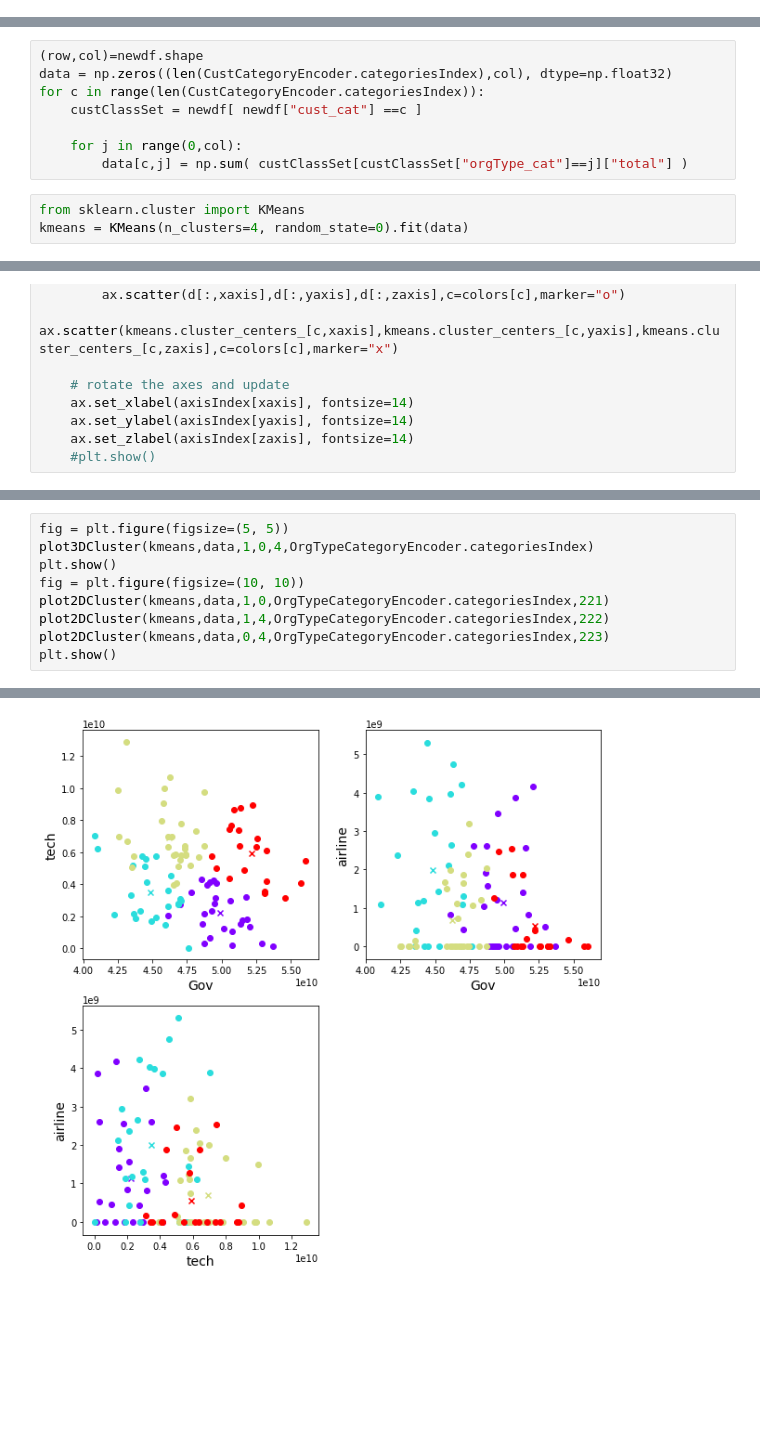
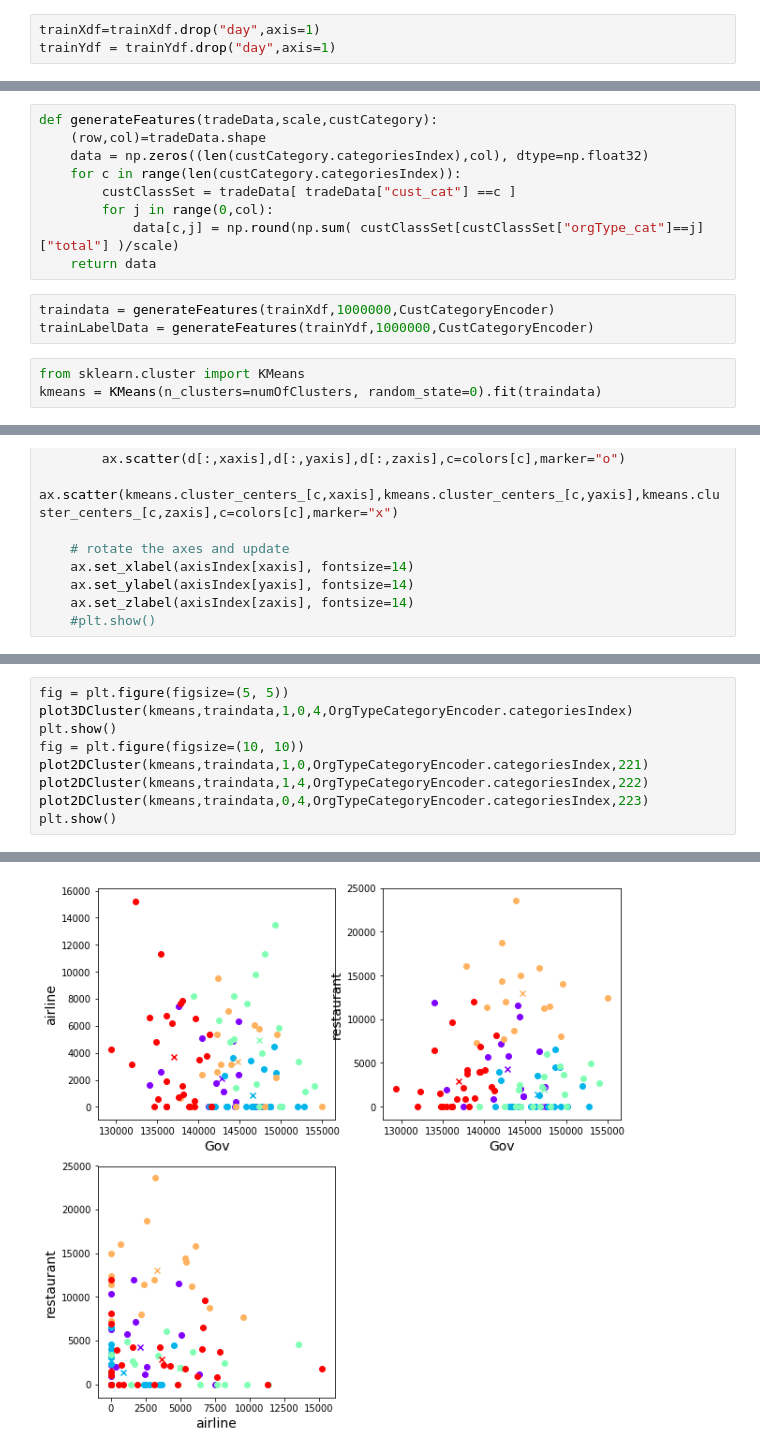
Before and after one commit to dexterchan/TradeSample, a Jupyter notebook: Scripts/AnalysisWorkbook2.ipynb, the cells around one changed output, grey strips where cells are left out. Drawn from its saved outputs; the diff is of its cells as text; blank space fills up the shorter version.

```diff
--- a/Scripts/AnalysisWorkbook2.ipynb
+++ b/Scripts/AnalysisWorkbook2.ipynb
@@ -55,0 +69,3 @@ newdf=newdf.drop("tradeId",axis=1)
+# %%
+trainXdf=trainXdf.drop("day",axis=1)
+trainYdf = trainYdf.drop("day",axis=1)
@@ -56,14 +89,18 @@ newdf=newdf.drop("tradeId",axis=1)
 # %%
-(row,col)=newdf.shape
-data = np.zeros((len(CustCategoryEncoder.categoriesIndex),col), dtype=np.float32)
-for c in range(len(CustCategoryEncoder.categoriesIndex)):
-    custClassSet = newdf[ newdf["cust_cat"] ==c ]
-
-    for j in range(0,col):
-        data[c,j] = np.sum( custClassSet[custClassSet["orgType_cat"]==j]["total"] )
+def generateFeatures(tradeData,scale,custCategory):
+    (row,col)=tradeData.shape
+    data = np.zeros((len(custCategory.categoriesIndex),col), dtype=np.float32)
+    for c in range(len(custCategory.categoriesIndex)):
+        custClassSet = tradeData[ tradeData["cust_cat"] ==c ]
+        for j in range(0,col):
+            data[c,j] = np.round(np.sum( custClassSet[custClassSet["orgType_cat"]==j]["total"] )/scale)
+    return data
+# %%
+traindata = generateFeatures(trainXdf,1000000,CustCategoryEncoder)
+trainLabelData = generateFeatures(trainYdf,1000000,CustCategoryEncoder)
 # %%
 from sklearn.cluster import KMeans
-kmeans = KMeans(n_clusters=4, random_state=0).fit(data)
+kmeans = KMeans(n_clusters=numOfClusters, random_state=0).fit(traindata)
 # %%
 ll=pd.DataFrame(kmeans.labels_)
 # %%
@@ -112,10 +162,10 @@ Index(['tech', 'Gov', 'energy', 'restaurant', 'airline'], dtype='object')
 # %%
 fig = plt.figure(figsize=(5, 5))
-plot3DCluster(kmeans,data,1,0,4,OrgTypeCategoryEncoder.categoriesIndex)
+plot3DCluster(kmeans,traindata,1,0,4,OrgTypeCategoryEncoder.categoriesIndex)
 plt.show()
 fig = plt.figure(figsize=(10, 10))
-plot2DCluster(kmeans,data,1,0,OrgTypeCategoryEncoder.categoriesIndex,221)
-plot2DCluster(kmeans,data,1,4,OrgTypeCategoryEncoder.categoriesIndex,222)
-plot2DCluster(kmeans,data,0,4,OrgTypeCategoryEncoder.categoriesIndex,223)
+plot2DCluster(kmeans,traindata,1,0,OrgTypeCategoryEncoder.categoriesIndex,221)
+plot2DCluster(kmeans,traindata,1,4,OrgTypeCategoryEncoder.categoriesIndex,222)
+plot2DCluster(kmeans,traindata,0,4,OrgTypeCategoryEncoder.categoriesIndex,223)
 plt.show()
 # %% [output]
@@ -123 +173 @@ plt.show()
-[figure, old version]
+[figure, new version]
```
Also changed, not shown: parts of 18 cells of this notebook, 3 other files.
